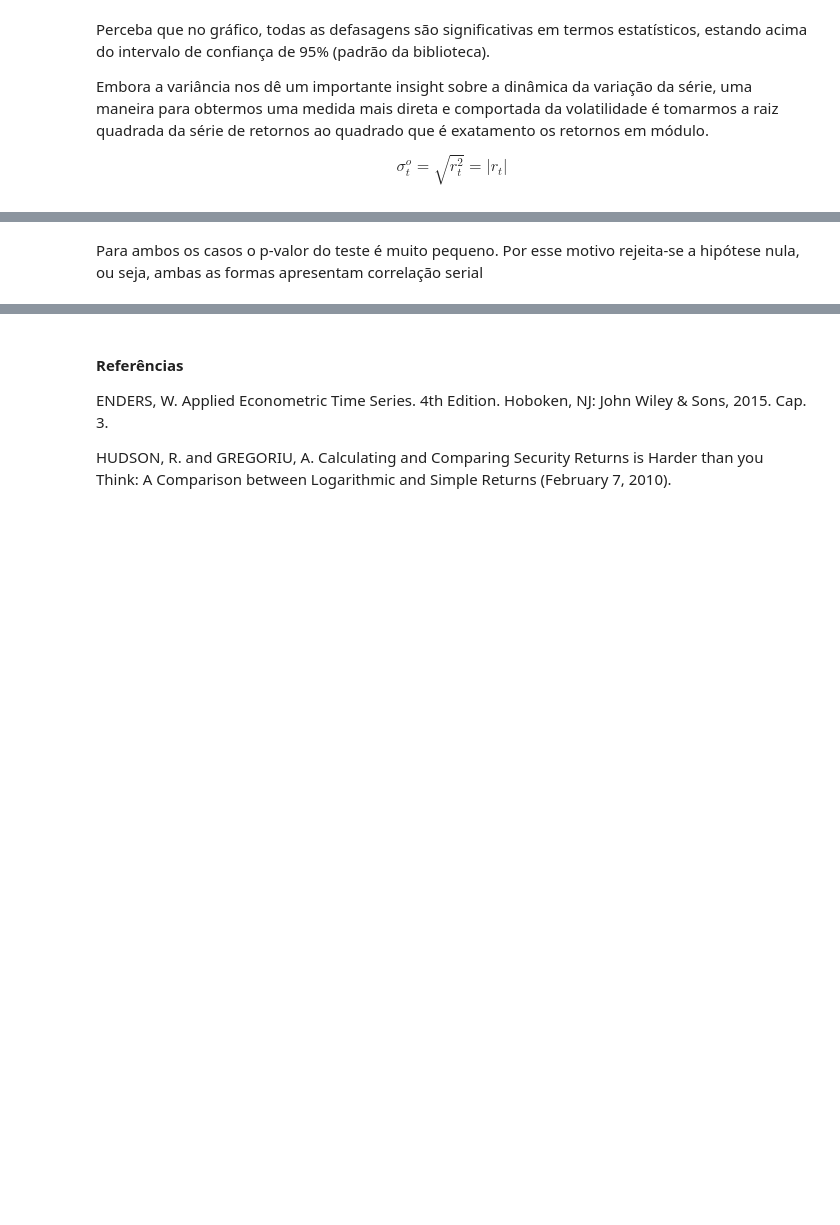
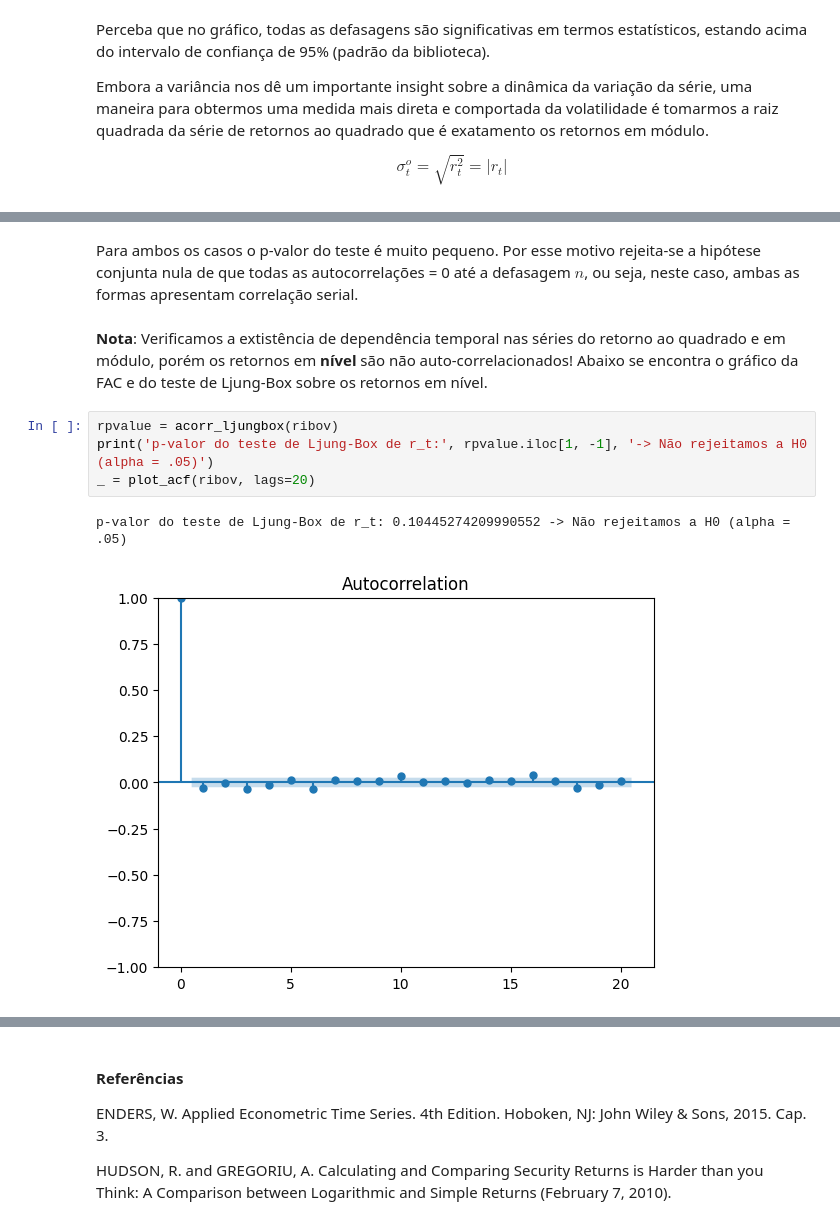
Before and after one commit to ViniNazato/FinancialEconometrics, a Jupyter notebook: Risk Modelling/1.Return_Properties.ipynb, the cells around one changed output, grey strips where cells are left out. Drawn from its saved outputs; the diff is of its cells as text; blank space fills up the shorter version.

```diff
--- a/Risk Modelling/1.Return_Properties.ipynb
+++ b/Risk Modelling/1.Return_Properties.ipynb
@@ -151,3 +151,12 @@ p-valor do teste de Ljung-Box de |r_t|: 2.096999340453125e-149
 # %% [markdown]
-Para ambos os casos o p-valor do teste é muito pequeno. Por esse motivo rejeita-se a hipótese nula, ou seja, ambas as formas apresentam correlação serial
+Para ambos os casos o p-valor do teste é muito pequeno. Por esse motivo rejeita-se a hipótese conjunta nula de que todas as autocorrelações = 0 até a defasagem $n$, ou seja, neste caso, ambas as formas apresentam correlação serial.
+# %% [markdown]
+**Nota**: Verificamos a extistência de dependência temporal nas séries do retorno ao quadrado e em módulo, porém os retornos em **nível** são não auto-correlacionados! Abaixo se encontra o gráfico da FAC e do teste de Ljung-Box sobre os retornos em nível.
+# %%
+rpvalue = acorr_ljungbox(ribov)
+print('p-valor do teste de Ljung-Box de r_t:', rpvalue.iloc[1, -1], '-> Não rejeitamos a H0 (alpha = .05)')
+_ = plot_acf(ribov, lags=20)
+# %% [output]
+p-valor do teste de Ljung-Box de r_t: 0.10445274209990552 -> Não rejeitamos a H0 (alpha = .05)
+[figure, added]
 # %% [markdown]
```
Also changed, not shown: parts of 17 cells of this notebook, 1 other file.
